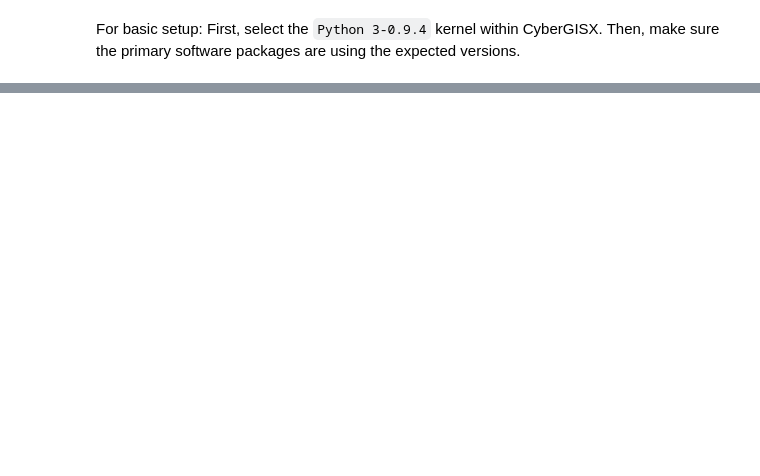
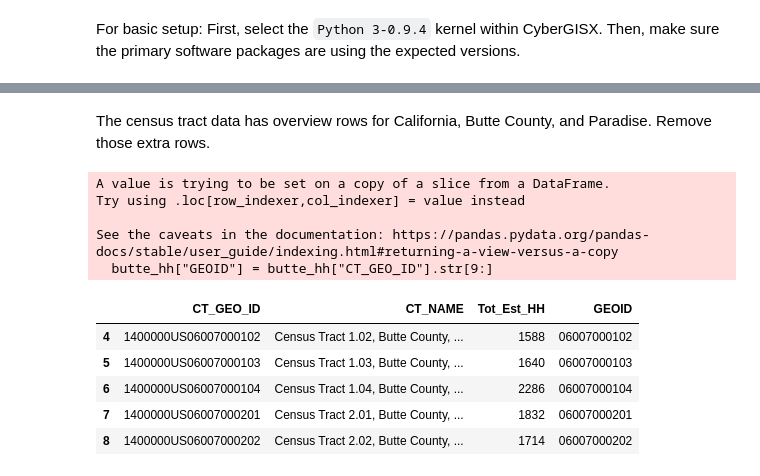
Before and after one commit to beckvalle/fireabm_notebook_camp_fire, a Jupyter notebook: Load Paradise Boundaries.ipynb, the cells around one changed output, grey strips where cells are left out. Drawn from its saved outputs; the diff is of its cells as text; code cells hidden in the pictures; blank space fills up the shorter version.

```diff
--- a/Load Paradise Boundaries.ipynb
+++ b/Load Paradise Boundaries.ipynb
@@ -32,0 +84,20 @@ paradise_bd.to_file("Paradise_bounds.geojson", driver='GeoJSON')
+# %% [markdown]
+The census tract data has overview rows for California, Butte County, and Paradise. Remove those extra rows.
+# %%
+# select only census tracts and preview
+butte_hh = butte_hh_raw.iloc[4:]
+# shorten the GEO id by removing the initial section ('1400000US')
+butte_hh["GEOID"] = butte_hh["CT_GEO_ID"].str[9:]
+butte_hh.head()
+# %% [output]
+A value is trying to be set on a copy of a slice from a DataFrame.
+Try using .loc[row_indexer,col_indexer] = value instead
+
+See the caveats in the documentation: https://pandas.pydata.org/pandas-docs/stable/user_guide/indexing.html#returning-a-view-versus-a-copy
+  butte_hh["GEOID"] = butte_hh["CT_GEO_ID"].str[9:]
+|  | CT_GEO_ID | CT_NAME | Tot_Est_HH | GEOID |
+| 4 | 1400000US06007000102 | Census Tract 1.02, Butte County, ... | 1588 | 06007000102 |
+| 5 | 1400000US06007000103 | Census Tract 1.03, Butte County, ... | 1640 | 06007000103 |
+| 6 | 1400000US06007000104 | Census Tract 1.04, Butte County, ... | 2286 | 06007000104 |
+| 7 | 1400000US06007000201 | Census Tract 2.01, Butte County, ... | 1832 | 06007000201 |
+| 8 | 1400000US06007000202 | Census Tract 2.02, Butte County, ... | 1714 | 06007000202 |
```
Also changed, not shown: parts of 24 cells of this notebook, 5 other files.
